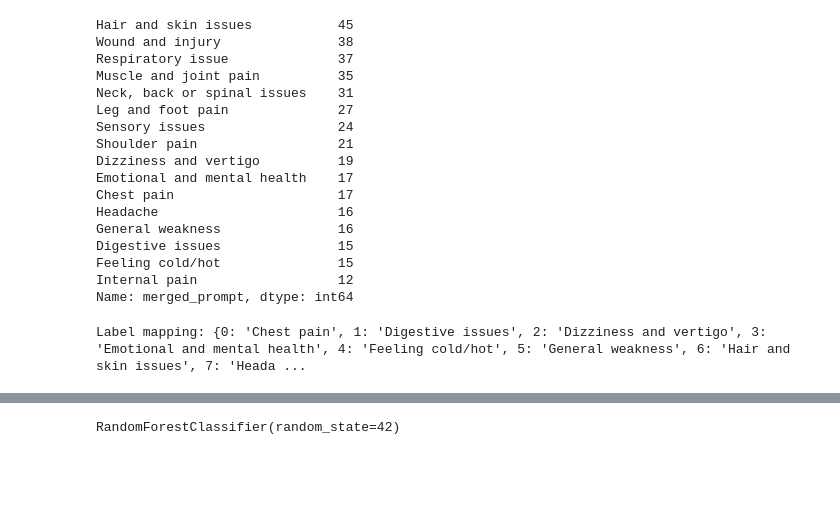
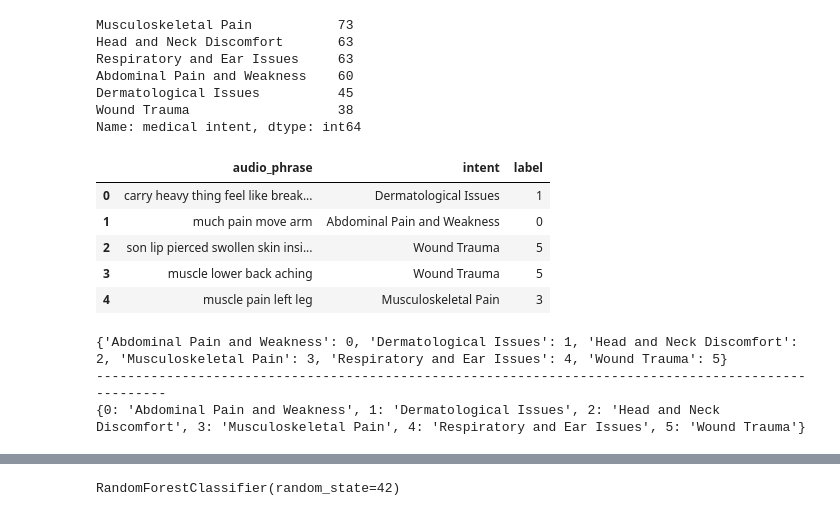
Before and after one commit to Kunal18/Multi-Modal-Intent-Recognition-in-Healthcare, a Jupyter notebook: project/metadata_preprocess.ipynb, the cells around one changed output, grey strips where cells are left out. Saved outputs shown, nothing was run; the diff lists cells and outputs as text; code cells hidden in the pictures; blank space fills up the shorter version.

```diff
--- a/project/metadata_preprocess.ipynb
+++ b/project/metadata_preprocess.ipynb
@@ -95,25 +76,15 @@ Name: merged_prompt, dtype: int64
 # %%
 # Check the number of rows for each merged_prompt class
-validate_class_counts = validate_data['merged_prompt'].value_counts()
+validate_class_counts = validate_data['medical intent'].value_counts()
 print(validate_class_counts)
 # %% [output]
-Hair and skin issues           45
-Wound and injury               38
-Respiratory issue              37
-Muscle and joint pain          35
-Neck, back or spinal issues    31
-Leg and foot pain              27
-Sensory issues                 24
-Shoulder pain                  21
-Dizziness and vertigo          19
-Emotional and mental health    17
-Chest pain                     17
-Headache                       16
-General weakness               16
-Digestive issues               15
-Feeling cold/hot               15
-Internal pain                  12
-Name: merged_prompt, dtype: int64
+Musculoskeletal Pain           73
+Head and Neck Discomfort       63
+Respiratory and Ear Issues     63
+Abdominal Pain and Weakness    60
+Dermatological Issues          45
+Wound Trauma                   38
+Name: medical intent, dtype: int64
 # %%
 # Preprocess text
 def preprocess_text(text):
@@ -127,25 +98,36 @@ def preprocess_text(text):
     return cleaned_text
 # %%
 # Rename columns
-train_data.rename(columns={"merged_prompt": "intent", "phrase": "audio_phrase"}, inplace=True)
-test_data.rename(columns={"merged_prompt": "intent", "phrase": "audio_phrase"}, inplace=True)
-validate_data.rename(columns={"merged_prompt": "intent", "phrase": "audio_phrase"}, inplace=True)
+train_data.rename(columns={"medical intent": "intent", "phrase": "audio_phrase"}, inplace=True)
+test_data.rename(columns={"medical intent": "intent", "phrase": "audio_phrase"}, inplace=True)
+validate_data.rename(columns={"medical intent": "intent", "phrase": "audio_phrase"}, inplace=True)
 # %%
 # Preprocess text
 train_data['audio_phrase'] = train_data['audio_phrase'].apply(preprocess_text)
 test_data['audio_phrase'] = test_data['audio_phrase'].apply(preprocess_text)
 validate_data['audio_phrase'] = validate_data['audio_phrase'].apply(preprocess_text)
-# %%
-# Perform label encoding
-label_encoder = LabelEncoder()
-train_data['intent'] = label_encoder.fit_transform(train_data['intent'])
-test_data['intent'] = label_encoder.fit_transform(test_data['intent'])
-validate_data['intent'] = label_encoder.fit_transform(validate_data['intent'])
+# %%
+train_data.head()
+# %% [output]
+|  | audio_phrase | intent | label |
+| 0 | carry heavy thing feel like break... | Dermatological Issues | 1 |
+| 1 | much pain move arm | Abdominal Pain and Weakness | 0 |
+| 2 | son lip pierced swollen skin insi... | Wound Trauma | 5 |
+| 3 | muscle lower back aching | Wound Trauma | 5 |
+| 4 | muscle pain left leg | Musculoskeletal Pain | 3 |
 # %%
-label_mapping = dict(zip(range(len(label_encoder.classes_)), label_encoder.classes_))
-print("Label mapping:", label_mapping)
+unique_dataset = train_data.drop_duplicates(subset=['label'])
+label_to_intent_mapping = dict(zip(unique_dataset['label'], unique_dataset['intent']))
+id2label = dict(sorted(label_to_intent_mapping.items()))
+label2id = {v: k for k, v in id2label.items()}
-# %% [output]
-Label mapping: {0: 'Chest pain', 1: 'Digestive issues', 2: 'Dizziness and vertigo', 3: 'Emotional and mental health', 4: 'Feeling cold/hot', 5: 'General weakness', 6: 'Hair and skin issues', 7: 'Heada ...
+# %%
+print(label2id)
+print('-'*100)
+print(id2label)
+# %% [output]
+{'Abdominal Pain and Weakness': 0, 'Dermatological Issues': 1, 'Head and Neck Discomfort': 2, 'Musculoskeletal Pain': 3, 'Respiratory and Ear Issues': 4, 'Wound Trauma': 5}
+----------------------------------------------------------------------------------------------------
+{0: 'Abdominal Pain and Weakness', 1: 'Dermatological Issues', 2: 'Head and Neck Discomfort', 3: 'Musculoskeletal Pain', 4: 'Respiratory and Ear Issues', 5: 'Wound Trauma'}
 # %%
 tfidf_vectorizer = TfidfVectorizer(sublinear_tf=True, smooth_idf=True)
 X_train = tfidf_vectorizer.fit_transform(train_data['audio_phrase'])
```
Also changed, not shown: parts of 13 cells of this notebook, 19 other files.
